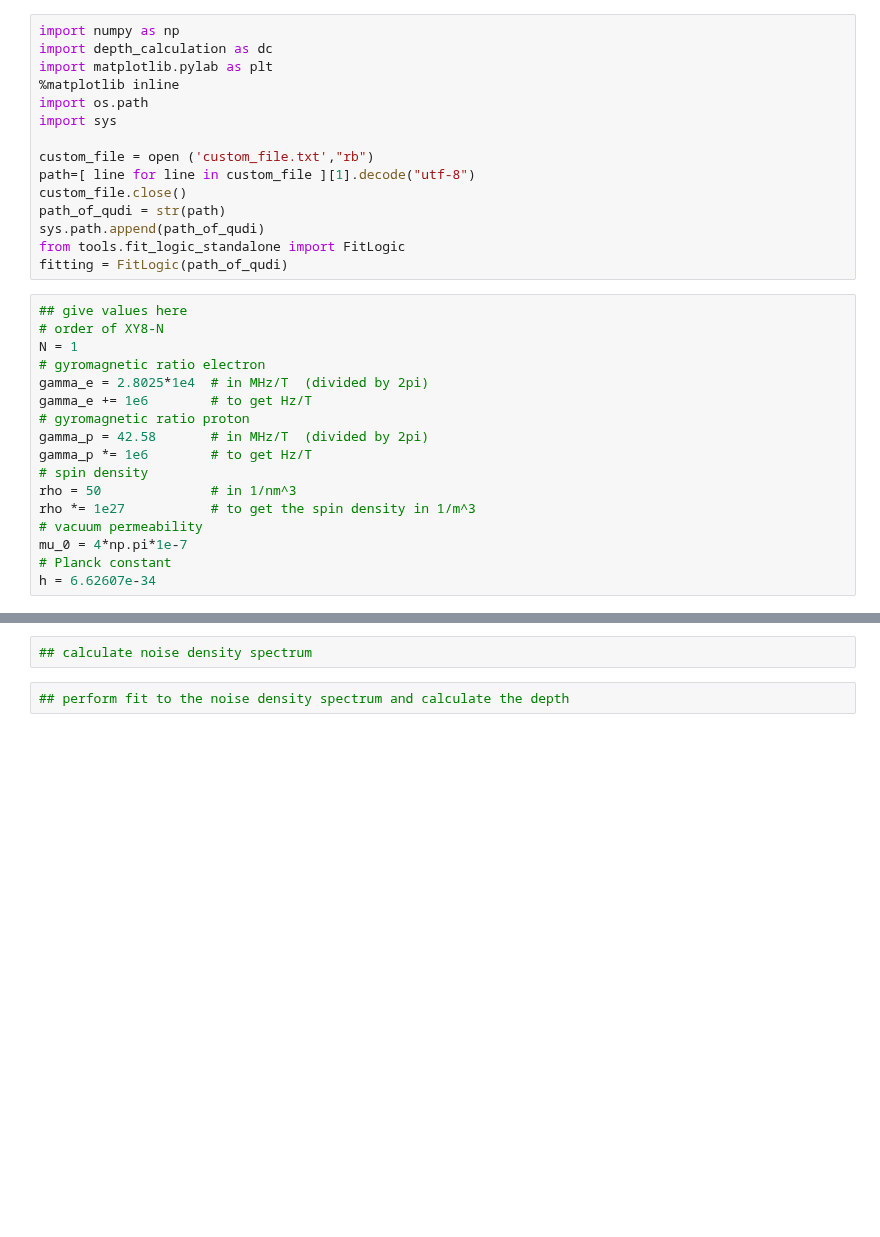
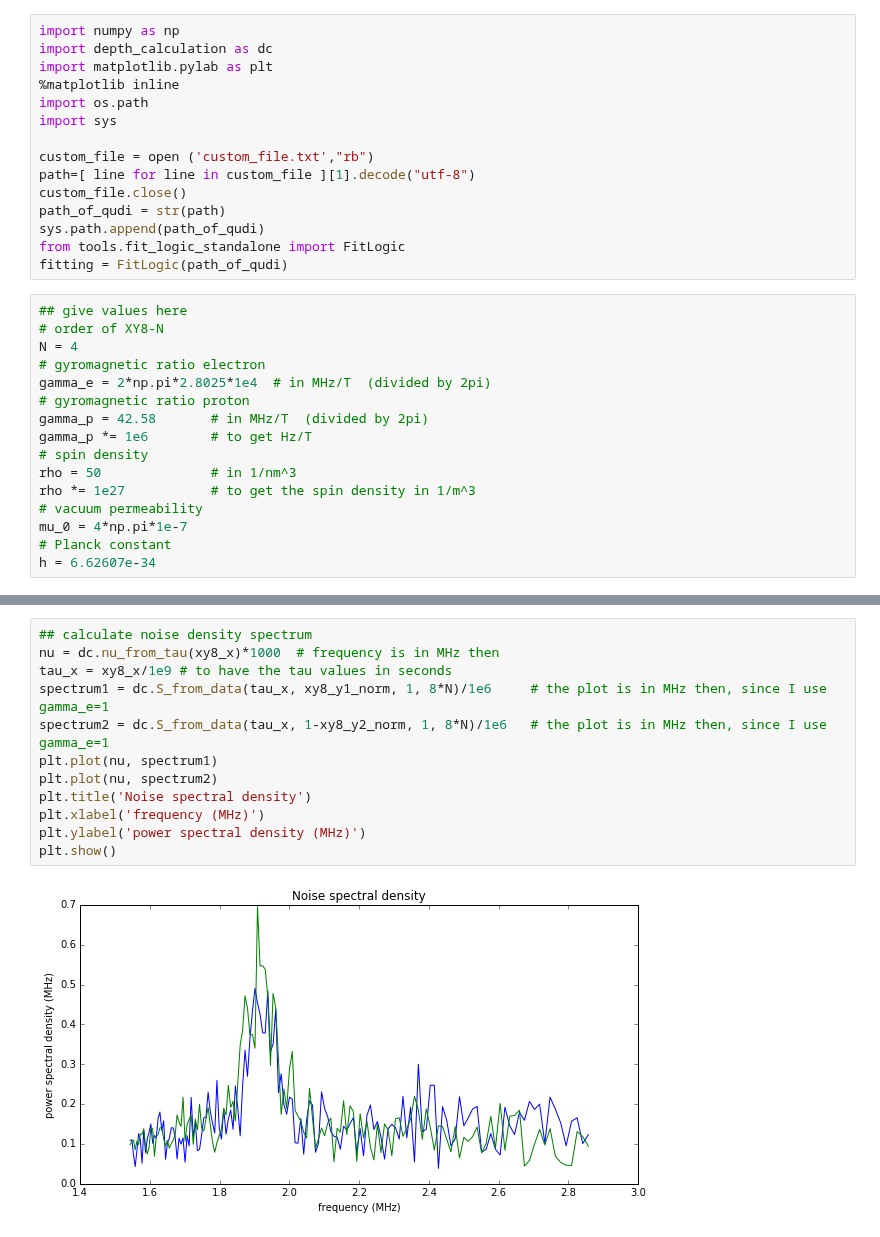
Before and after one commit to christoph-mueller/DepthCalculations, a Jupyter notebook: depth_calculation.ipynb, the cells around one changed output, grey strips where cells are left out. Drawn from its saved outputs; the diff is of its cells as text; blank space fills up the shorter version.

```diff
--- a/depth_calculation.ipynb
+++ b/depth_calculation.ipynb
@@ -16,10 +16,9 @@ fitting = FitLogic(path_of_qudi)
 # %%
 ## give values here
 # order of XY8-N
-N = 1
+N = 4
 # gyromagnetic ratio electron
-gamma_e = 2.8025*1e4  # in MHz/T  (divided by 2pi)
-gamma_e += 1e6        # to get Hz/T
+gamma_e = 2*np.pi*2.8025*1e4  # in MHz/T  (divided by 2pi)
 # gyromagnetic ratio proton
 gamma_p = 42.58       # in MHz/T  (divided by 2pi)
 gamma_p *= 1e6        # to get Hz/T
@@ -69,4 +83,14 @@ plt.show()
-# %%
-## calculate noise density spectrum
-# %%
-## perform fit to the noise density spectrum and calculate the depth
+# %%
+## calculate noise density spectrum
+nu = dc.nu_from_tau(xy8_x)*1000  # frequency is in MHz then
+tau_x = xy8_x/1e9 # to have the tau values in seconds
+spectrum1 = dc.S_from_data(tau_x, xy8_y1_norm, 1, 8*N)/1e6     # the plot is in MHz then, since I use gamma_e=1
+spectrum2 = dc.S_from_data(tau_x, 1-xy8_y2_norm, 1, 8*N)/1e6   # the plot is in MHz then, since I use gamma_e=1
+plt.plot(nu, spectrum1)
+plt.plot(nu, spectrum2)
+plt.title('Noise spectral density')
+plt.xlabel('frequency (MHz)')
+plt.ylabel('power spectral density (MHz)')
+plt.show()
+# %% [output]
+[figure, added]
```
Also changed, not shown: parts of 5 cells of this notebook, 3 other files.
